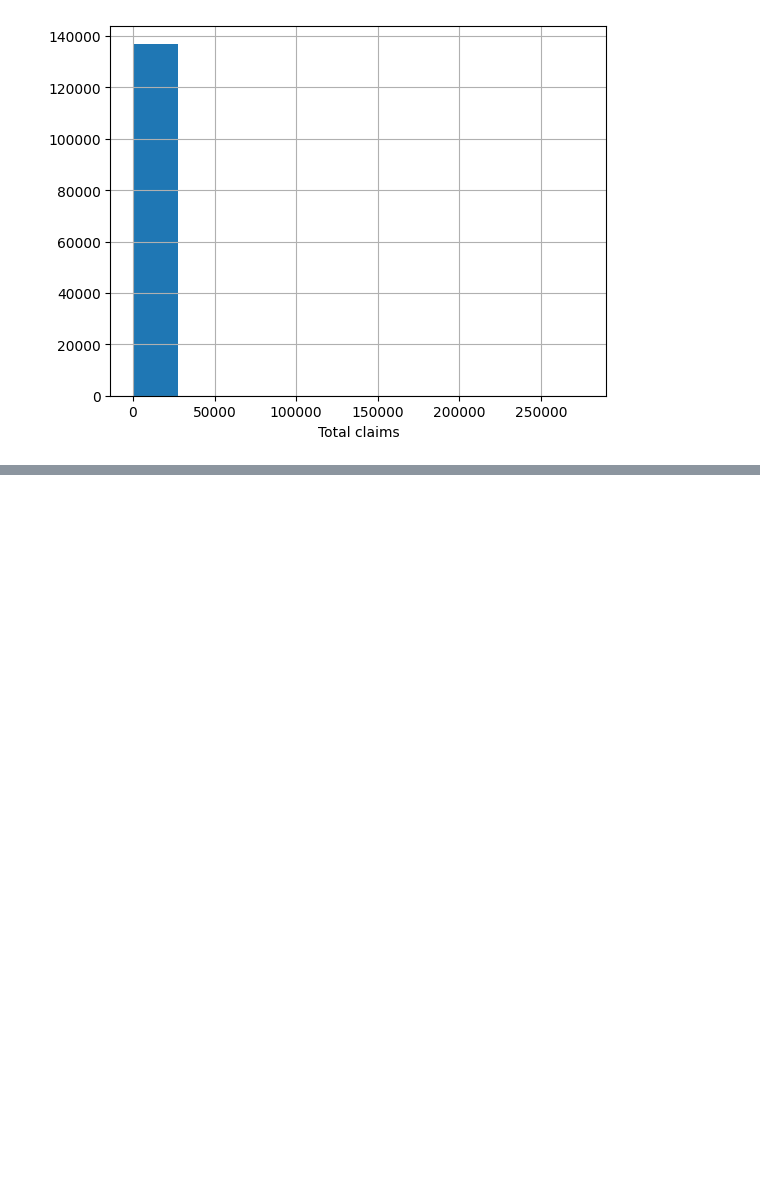
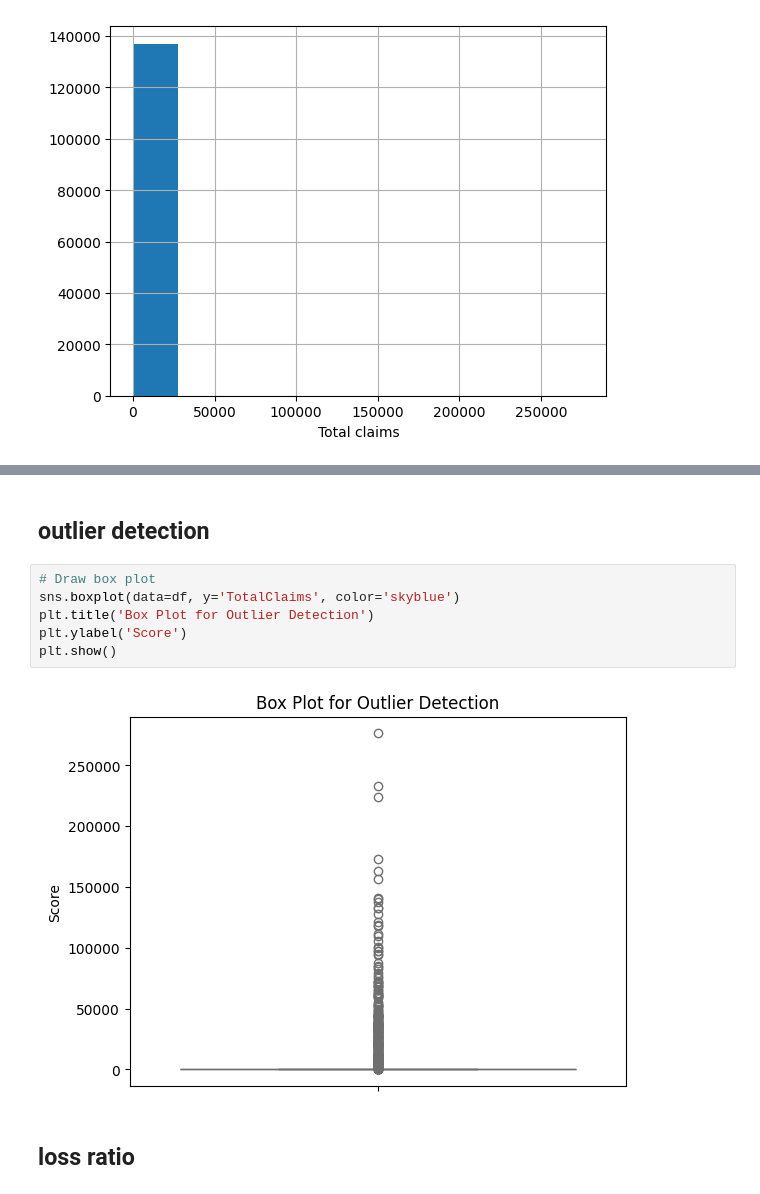
Before and after one commit to Johanion/predictve-insurance-analysis, a Jupyter notebook: main.ipynb, the cells around one changed output, grey strips where cells are left out. Cells and saved outputs as stored; diff of their text form; blank space fills up the shorter version.

Commit message:
understang data, extractinh insights, univariate analysis, multivaraiate analysis, outlier detection, loss ratio

```diff
--- a/main.ipynb
+++ b/main.ipynb
@@ -103,0 +105,12 @@ plt.show()
+# %% [markdown]
+<h2> outlier detection</h2>
+# %%
+# Draw box plot
+sns.boxplot(data=df, y='TotalClaims', color='skyblue')
+plt.title('Box Plot for Outlier Detection')
+plt.ylabel('Score')
+plt.show()
+# %% [output]
+[figure, added]
+# %% [markdown]
+<h2>loss ratio</h2>
```
Also changed, not shown: parts of 7 cells of this notebook.
